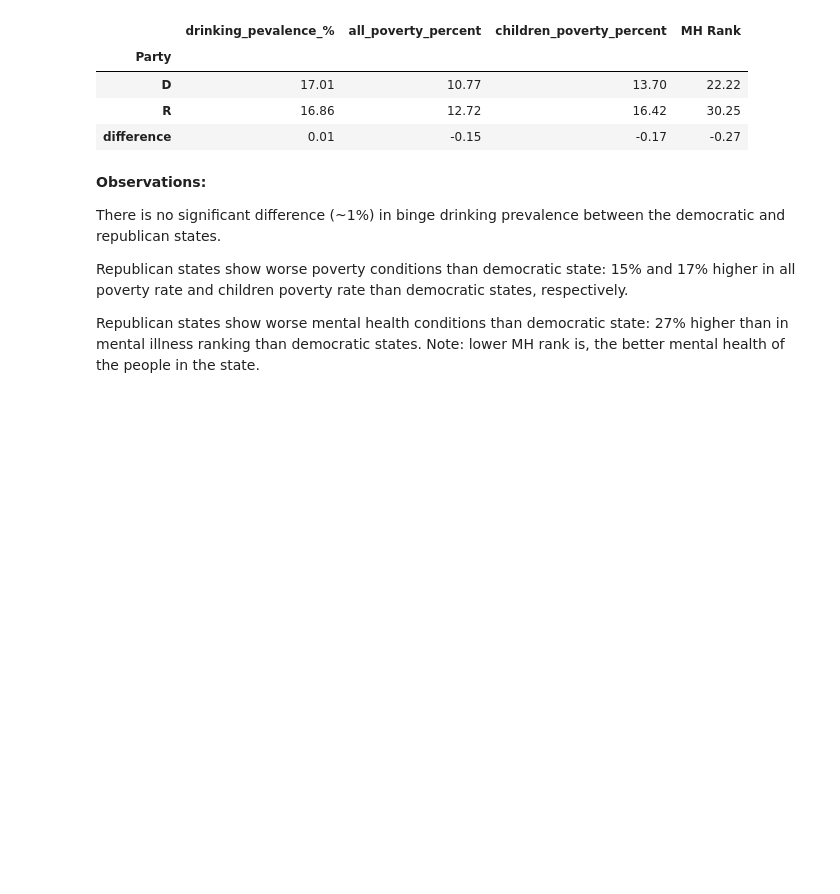
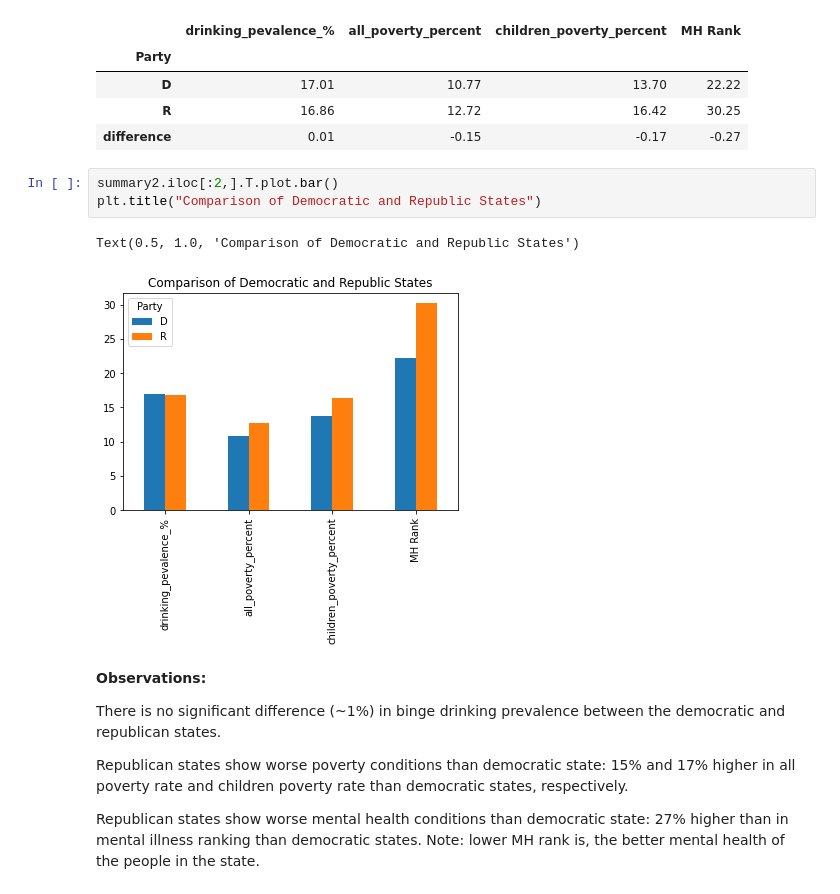
Before and after one commit to lhuangslu/hds5210-2022, a Jupyter notebook: final/final.ipynb, the cells around one changed output. Drawn from its saved outputs; the diff is of its cells as text; blank space fills up the shorter version.

```diff
--- a/final/final.ipynb
+++ b/final/final.ipynb
@@ -558,6 +558,12 @@ summary2
 | D | 17.01 | 10.77 | 13.70 | 22.22 |
 | R | 16.86 | 12.72 | 16.42 | 30.25 |
 | difference | 0.01 | -0.15 | -0.17 | -0.27 |
+# %%
+summary2.iloc[:2,].T.plot.bar()
+plt.title("Comparison of Democratic and Republic States")
+# %% [output]
+Text(0.5, 1.0, 'Comparison of Democratic and Republic States')
+[figure, added]
 # %% [markdown]
 **Observations:**
 
```
